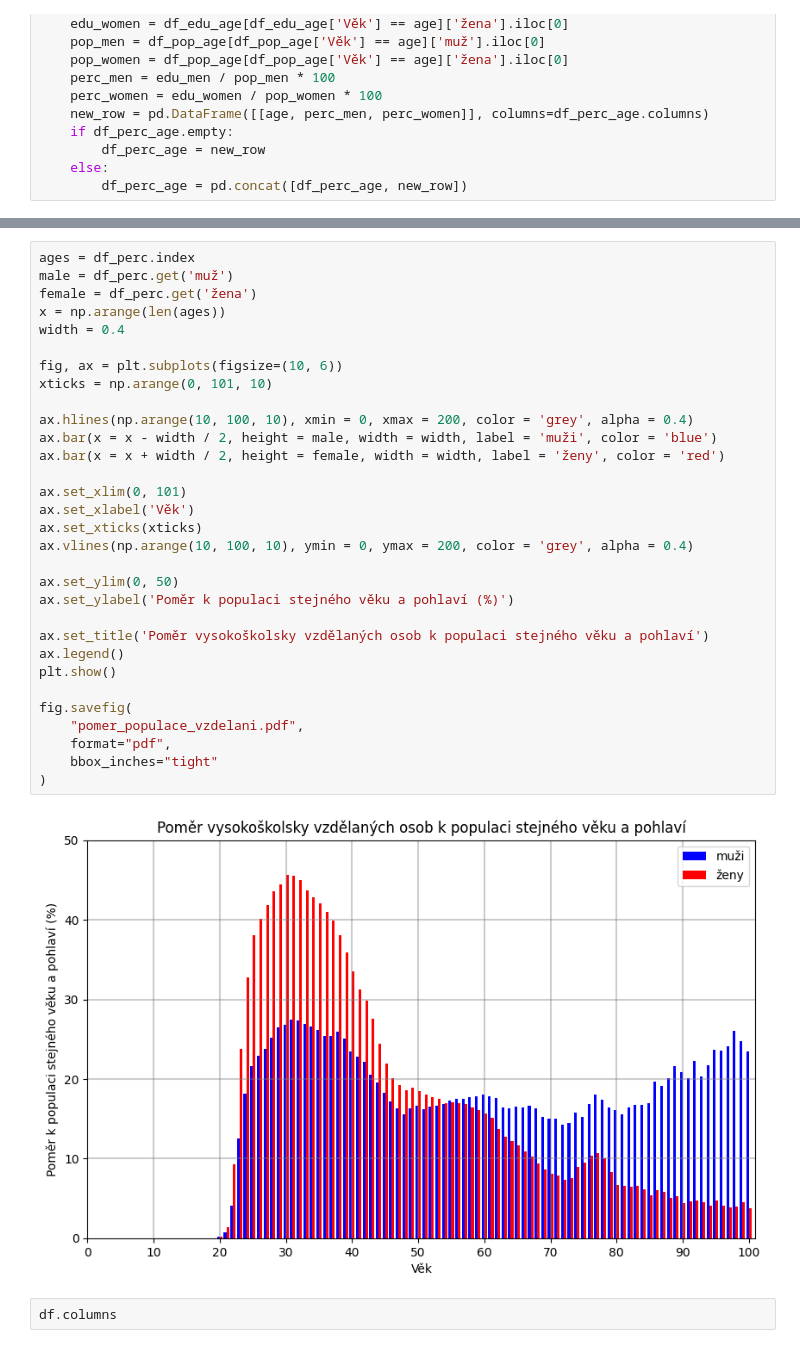
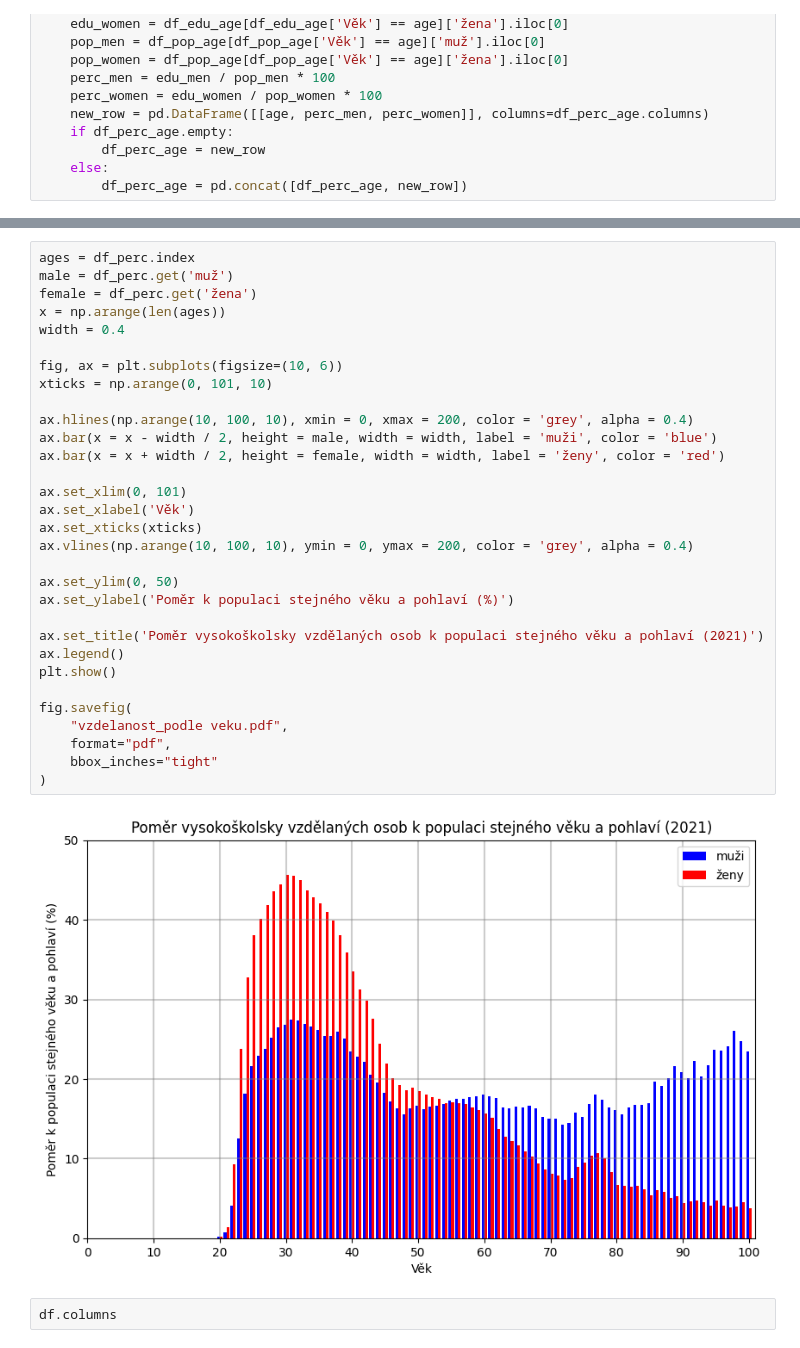
Before and after one commit to dominik-sv/Population-Data, a Jupyter notebook: education.ipynb, the cells around one changed output, grey strips where cells are left out. Drawn from its saved outputs; the diff is of its cells as text.

```diff
--- a/education.ipynb
+++ b/education.ipynb
@@ -238,36 +225,36 @@ fig.savefig(
 # %%
 ages = df_perc.index
 male = df_perc.get('muž')
 female = df_perc.get('žena')
 x = np.arange(len(ages))
 width = 0.4
 
 fig, ax = plt.subplots(figsize=(10, 6))
 xticks = np.arange(0, 101, 10)
 
 ax.hlines(np.arange(10, 100, 10), xmin = 0, xmax = 200, color = 'grey', alpha = 0.4)
 ax.bar(x = x - width / 2, height = male, width = width, label = 'muži', color = 'blue')
 ax.bar(x = x + width / 2, height = female, width = width, label = 'ženy', color = 'red')
 
 ax.set_xlim(0, 101)
 ax.set_xlabel('Věk')
 ax.set_xticks(xticks)
 ax.vlines(np.arange(10, 100, 10), ymin = 0, ymax = 200, color = 'grey', alpha = 0.4)
 
 ax.set_ylim(0, 50)
 ax.set_ylabel('Poměr k populaci stejného věku a pohlaví (%)')
 
-ax.set_title('Poměr vysokoškolsky vzdělaných osob k populaci stejného věku a pohlaví')
+ax.set_title('Poměr vysokoškolsky vzdělaných osob k populaci stejného věku a pohlaví (2021)')
 ax.legend()
 plt.show()
 
 fig.savefig(
-    "pomer_populace_vzdelani.pdf",
+    "vzdelanost_podle veku.pdf",
     format="pdf",
     bbox_inches="tight"
 )
 # %% [output]
-[figure, old version]
+[figure, new version]
 # %%
 df.columns
 # %% [output]
```
Also changed, not shown: parts of 9 cells of this notebook, 7 other files.
